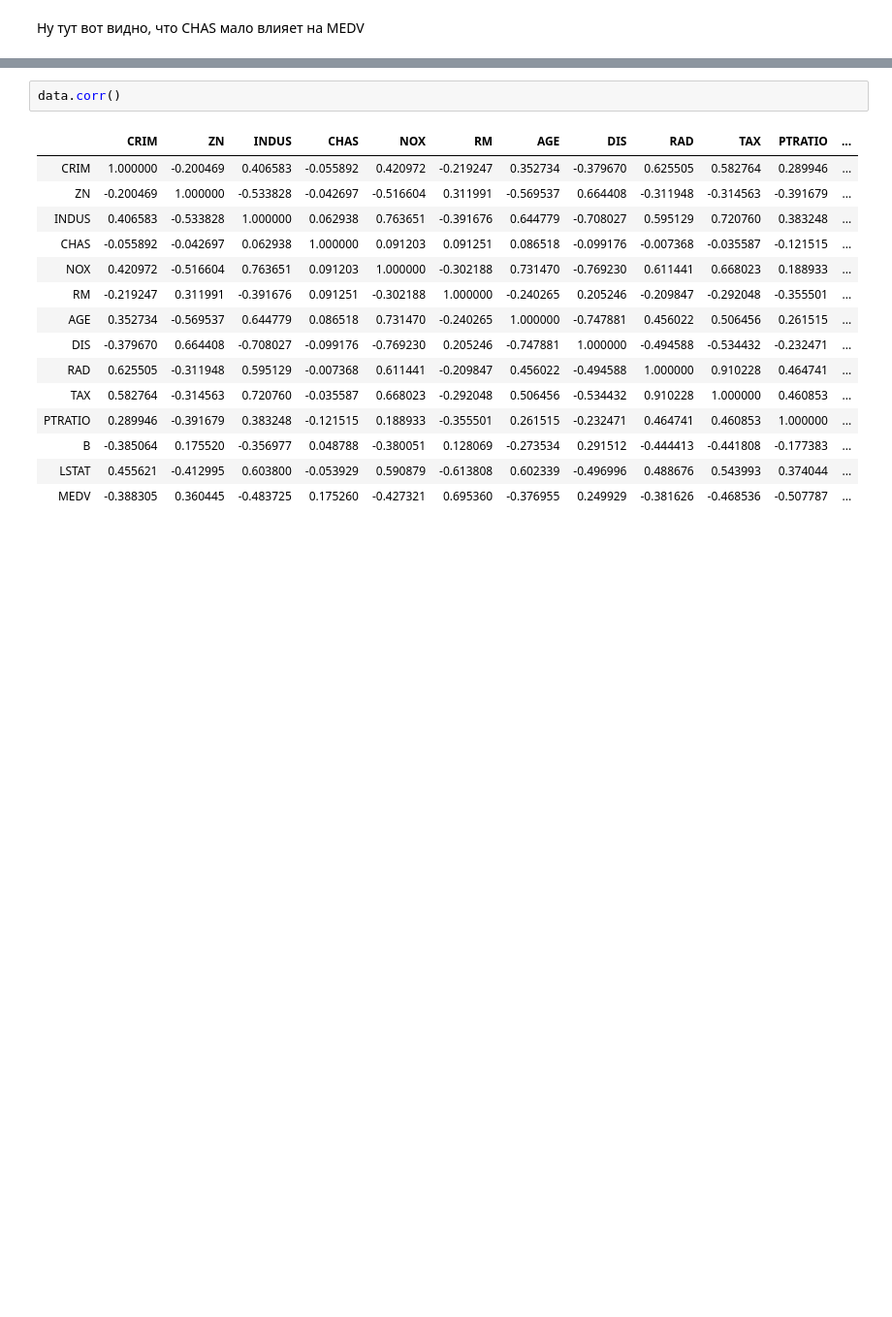
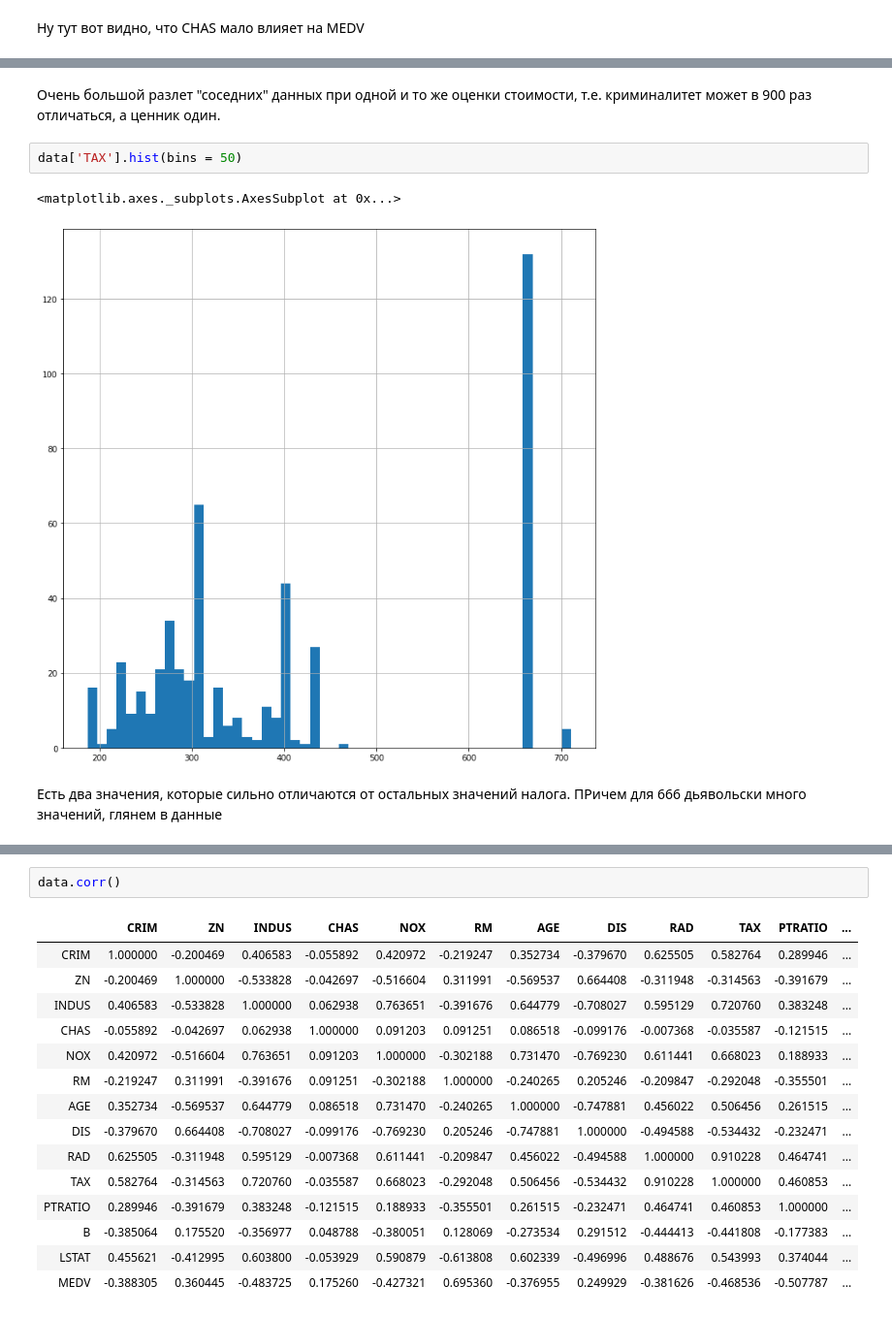
Before and after one commit to Midriaz/python, a Jupyter notebook: dvp-2.ipynb, the cells around one changed output, grey strips where cells are left out. Shown at 97% size. Saved outputs shown, nothing was run; the diff lists cells and outputs as text; blank space fills up the shorter version.

```diff
--- a/dvp-2.ipynb
+++ b/dvp-2.ipynb
@@ -86,0 +126,9 @@ sns.pairplot(data, height = 1)
+# %% [markdown]
+Очень большой разлет "соседних" данных при одной и то же оценки стоимости, т.е. криминалитет может в 900 раз отличаться, а ценник один.
+# %%
+data['TAX'].hist(bins = 50)
+# %% [output]
+<matplotlib.axes._subplots.AxesSubplot at 0x...>
+[figure, added]
+# %% [markdown]
+Есть два значения, которые сильно отличаются от остальных значений налога. ПРичем для 666 дьявольски много значений, глянем в данные
```
Also changed, not shown: parts of 35 cells of this notebook.
